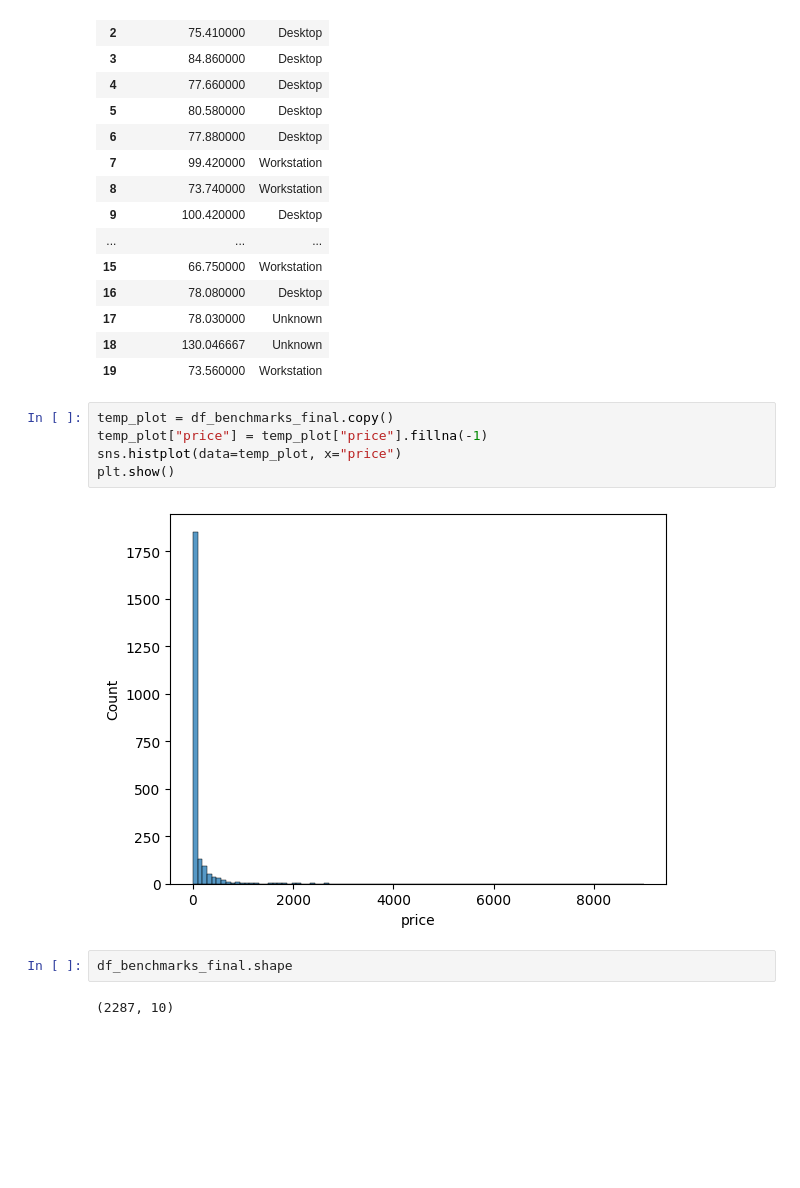
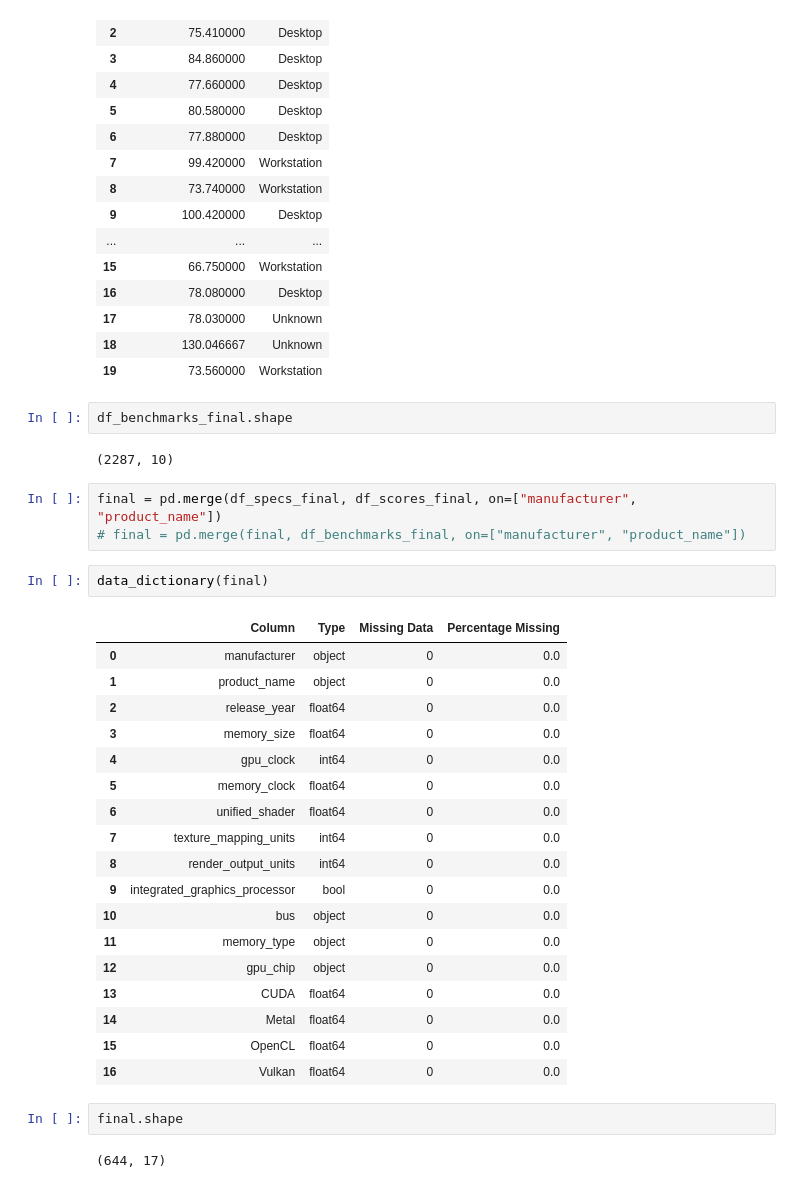
Before and after one commit to DylanHartmann/CDS-301-Project, a Jupyter notebook: visualizations.ipynb, the cells around one changed output. Cells and saved outputs as stored; diff of their text form; blank space fills up the shorter version.

```diff
--- a/visualizations.ipynb
+++ b/visualizations.ipynb
@@ -245,14 +331,35 @@ df_benchmarks_final[["power_performance", "category"]].head(20)
 | 17 | 78.030000 | Unknown |
 | 18 | 130.046667 | Unknown |
 | 19 | 73.560000 | Workstation |
-# %%
-temp_plot = df_benchmarks_final.copy()
-temp_plot["price"] = temp_plot["price"].fillna(-1)
-sns.histplot(data=temp_plot, x="price")
-plt.show()
-# %% [output]
-[figure, removed]
 # %%
 df_benchmarks_final.shape
 # %% [output]
 (2287, 10)
+# %%
+final = pd.merge(df_specs_final, df_scores_final, on=["manufacturer", "product_name"])
+# final = pd.merge(final, df_benchmarks_final, on=["manufacturer", "product_name"])
+# %%
+data_dictionary(final)
+# %% [output]
+|  | Column | Type | Missing Data | Percentage Missing |
+| 0 | manufacturer | object | 0 | 0.0 |
+| 1 | product_name | object | 0 | 0.0 |
+| 2 | release_year | float64 | 0 | 0.0 |
+| 3 | memory_size | float64 | 0 | 0.0 |
+| 4 | gpu_clock | int64 | 0 | 0.0 |
+| 5 | memory_clock | float64 | 0 | 0.0 |
+| 6 | unified_shader | float64 | 0 | 0.0 |
+| 7 | texture_mapping_units | int64 | 0 | 0.0 |
+| 8 | render_output_units | int64 | 0 | 0.0 |
+| 9 | integrated_graphics_processor | bool | 0 | 0.0 |
+| 10 | bus | object | 0 | 0.0 |
+| 11 | memory_type | object | 0 | 0.0 |
+| 12 | gpu_chip | object | 0 | 0.0 |
+| 13 | CUDA | float64 | 0 | 0.0 |
+| 14 | Metal | float64 | 0 | 0.0 |
+| 15 | OpenCL | float64 | 0 | 0.0 |
+| 16 | Vulkan | float64 | 0 | 0.0 |
+# %%
+final.shape
+# %% [output]
+(644, 17)
```
Also changed, not shown: parts of 19 cells of this notebook.
